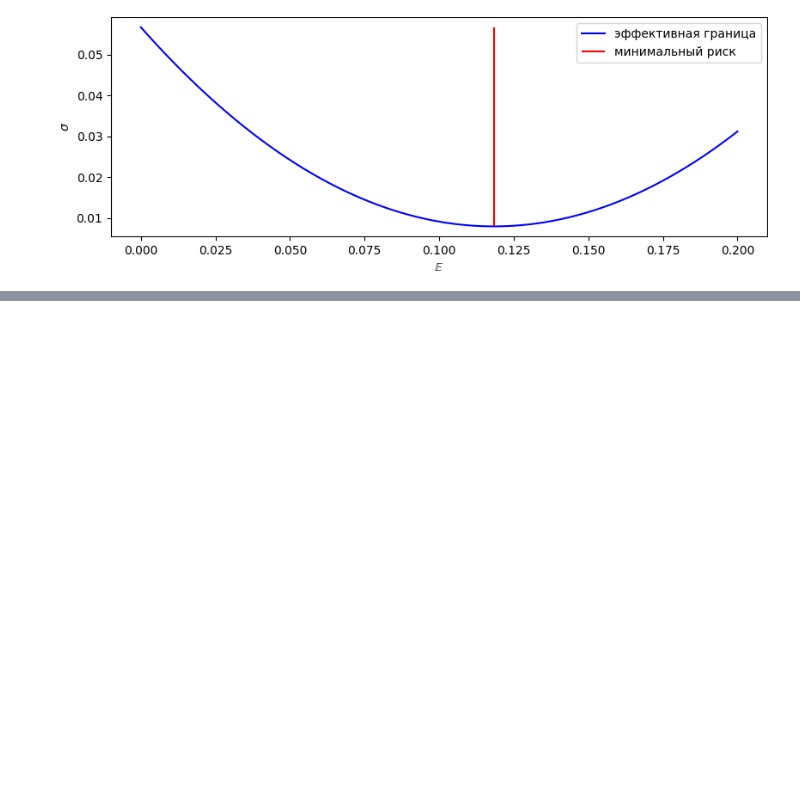
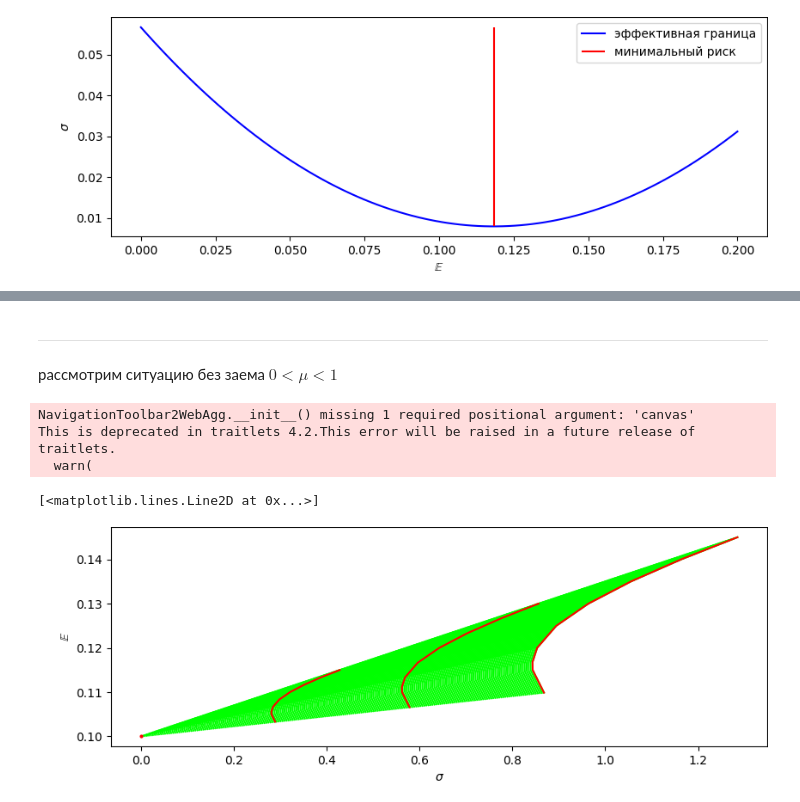
Before and after one commit to TimofeyTis/portfelniy_analyz, a Jupyter notebook: test.ipynb, the cells around one changed output, grey strips where cells are left out. Saved outputs shown, nothing was run; the diff lists cells and outputs as text; code cells hidden in the pictures; blank space fills up the shorter version.

```diff
--- a/test.ipynb
+++ b/test.ipynb
@@ -778,0 +808,42 @@ array([[ 4.60300043],
+# %% [markdown]
+
+-----
+
+рассмотрим ситуацию без заема $0< \mu < 1$
+# %%
+SIZE = 1000
+X = np.zeros(shape=(SIZE, 2))
+X[:, 0] = npr.uniform(0, 1, SIZE)
+X[:, 1] = 1 - X[:, 0]
+
+m = np.array([0.1, 0.15])
+cov = np.array([[1, 0.1], [0.1, 2]])
+
+
+#безрисковый актив
+rhoF = 0.1
+
+
+fig, ax = fig_ax_template()
+ax.set_ylabel(r"$\mathbb{E}$")
+ax.set_xlabel(r"$\sigma$")
+
+(D,E),x = dkm_boundaty_smooth(X,m,cov)
+
+
+for mu in np.linspace(0,1,200):
+    D1 = (1-mu)*D
+    E1 = mu*rhoF + (1-mu)*E
+    ax.plot(D1,E1,  color = (0,1,0), markersize = 1)
+
+for mu in np.linspace(0,1,4):
+    D1 = (1-mu)*D
+    E1 = mu*rhoF + (1-mu)*E
+    ax.plot(D1,E1,  color = (1,0,0), markersize = 1)
+ax.plot(0, rhoF, "o", color = (1,0,0), markersize = 2)
+# %% [output]
+NavigationToolbar2WebAgg.__init__() missing 1 required positional argument: 'canvas'
+This is deprecated in traitlets 4.2.This error will be raised in a future release of traitlets.
+  warn(
+[<matplotlib.lines.Line2D at 0x...>]
+[figure, added]
```
Also changed, not shown: parts of 15 cells of this notebook, 2 other files.
